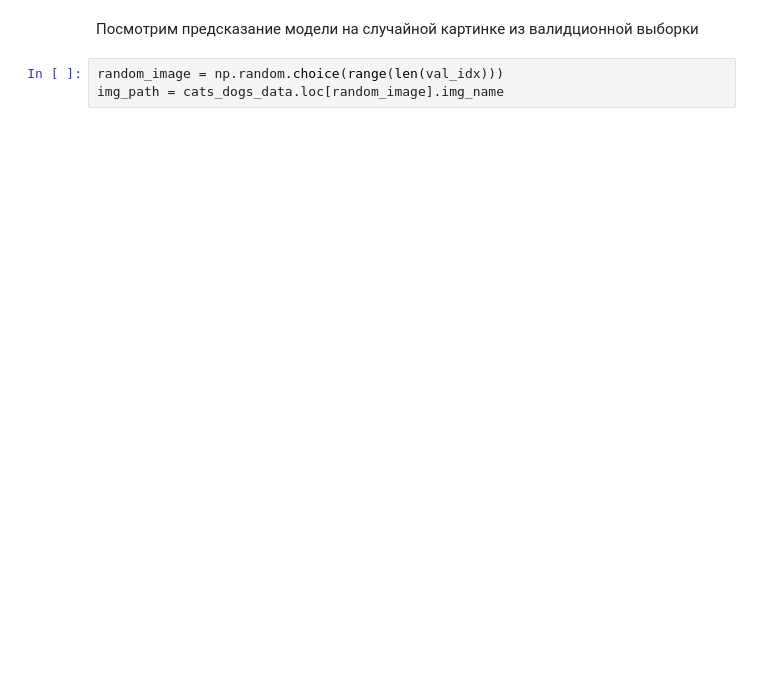
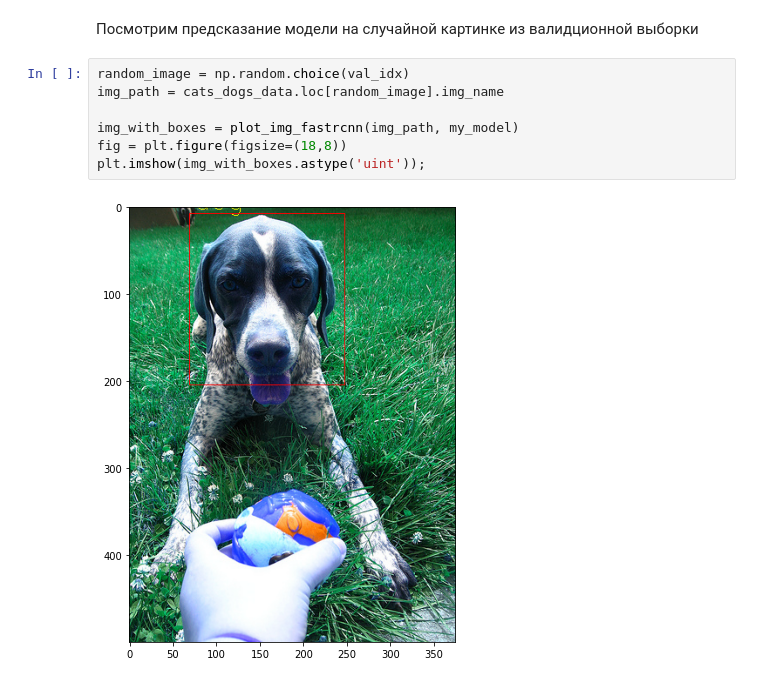
Before and after one commit to AndreyBuynov/Cats_Dogs_Task, a Jupyter notebook: task_2.ipynb, the cells around one changed output. Cells and saved outputs as stored; diff of their text form; blank space fills up the shorter version.

```diff
--- a/task_2.ipynb
+++ b/task_2.ipynb
@@ -181,5 +204,11 @@ RuntimeError: ignored
 # %% [markdown]
 Посмотрим предсказание модели на случайной картинке из валидционной выборки
 # %%
-random_image = np.random.choice(range(len(val_idx)))
+random_image = np.random.choice(val_idx)
 img_path = cats_dogs_data.loc[random_image].img_name
+
+img_with_boxes = plot_img_fastrcnn(img_path, my_model)
+fig = plt.figure(figsize=(18,8))
+plt.imshow(img_with_boxes.astype('uint'));
+# %% [output]
+[figure, added]
```
Also changed, not shown: parts of 34 cells of this notebook, 2 other files.
